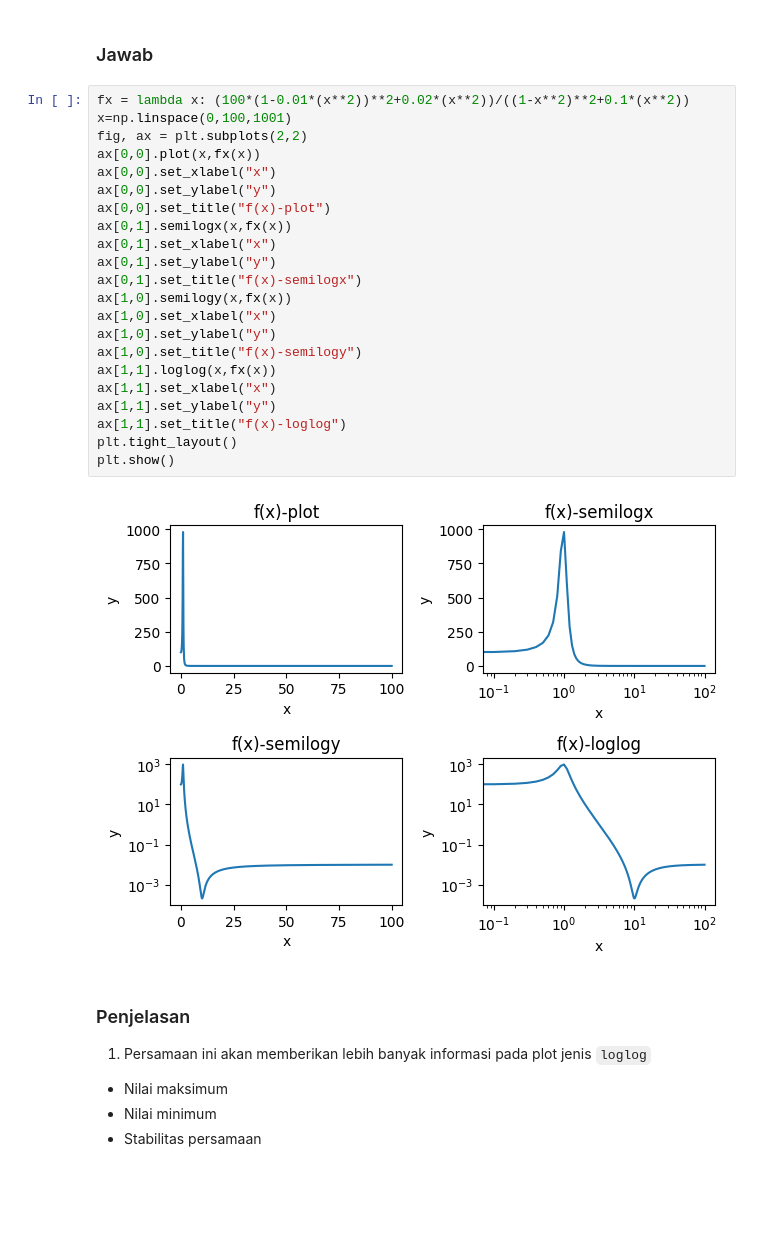
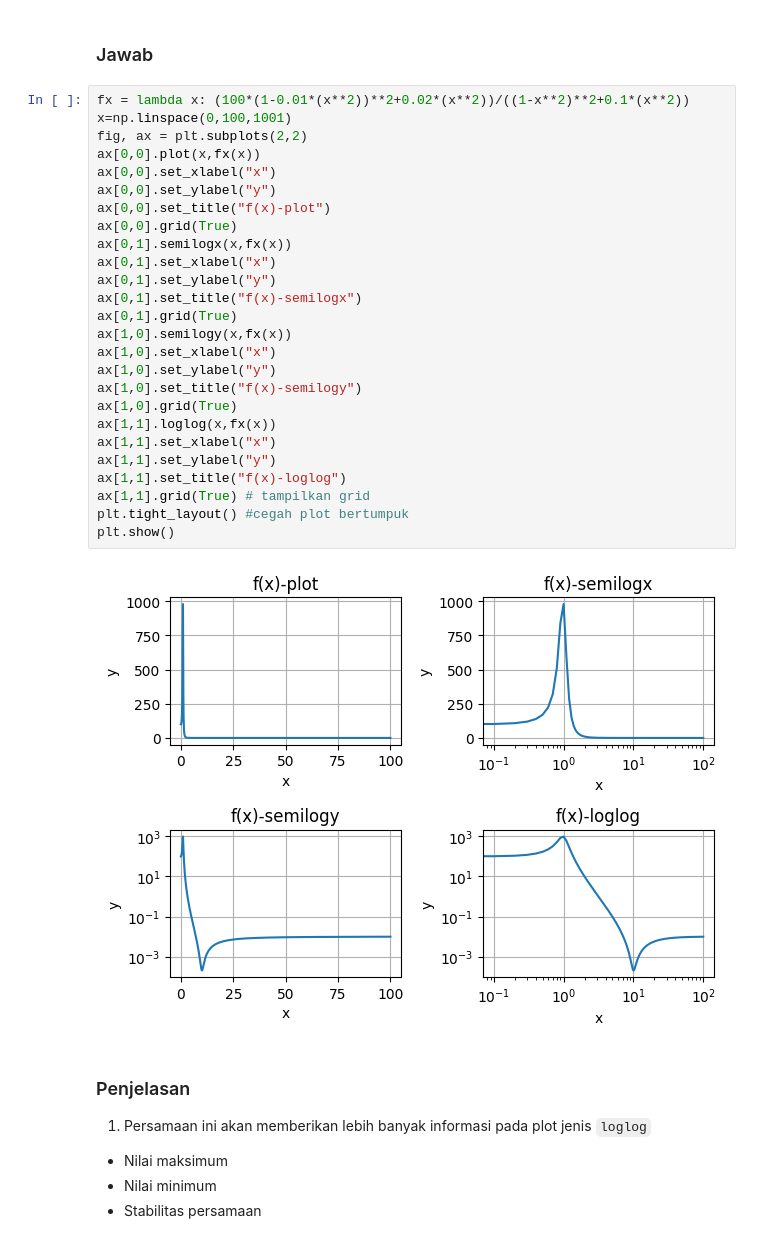
Before and after one commit to RendiZein/Metode-Rekayasa-Komputasi, a Jupyter notebook: T01_530067.ipynb, the cells around one changed output. Drawn from its saved outputs; the diff is of its cells as text; blank space fills up the shorter version.

```diff
--- a/T01_530067.ipynb
+++ b/T01_530067.ipynb
@@ -484,27 +460,31 @@ Buatlah subplot berukuran $2\times 2$ untuk menampilkan $y(x)$ pada rentang $0 \
 # %%
 fx = lambda x: (100*(1-0.01*(x**2))**2+0.02*(x**2))/((1-x**2)**2+0.1*(x**2))
 x=np.linspace(0,100,1001)
 fig, ax = plt.subplots(2,2)
 ax[0,0].plot(x,fx(x))
 ax[0,0].set_xlabel("x")
 ax[0,0].set_ylabel("y")
 ax[0,0].set_title("f(x)-plot")
+ax[0,0].grid(True)
 ax[0,1].semilogx(x,fx(x))
 ax[0,1].set_xlabel("x")
 ax[0,1].set_ylabel("y")
 ax[0,1].set_title("f(x)-semilogx")
+ax[0,1].grid(True)
 ax[1,0].semilogy(x,fx(x))
 ax[1,0].set_xlabel("x")
 ax[1,0].set_ylabel("y")
 ax[1,0].set_title("f(x)-semilogy")
+ax[1,0].grid(True)
 ax[1,1].loglog(x,fx(x))
 ax[1,1].set_xlabel("x")
 ax[1,1].set_ylabel("y")
 ax[1,1].set_title("f(x)-loglog")
-plt.tight_layout()
+ax[1,1].grid(True) # tampilkan grid
+plt.tight_layout() #cegah plot bertumpuk
 plt.show()
 # %% [output]
-[figure, old version]
+[figure, new version]
 # %% [markdown]
 ### Penjelasan
 1. Persamaan ini akan memberikan lebih banyak informasi pada plot jenis `loglog`
```
Also changed, not shown: parts of 9 cells of this notebook.
